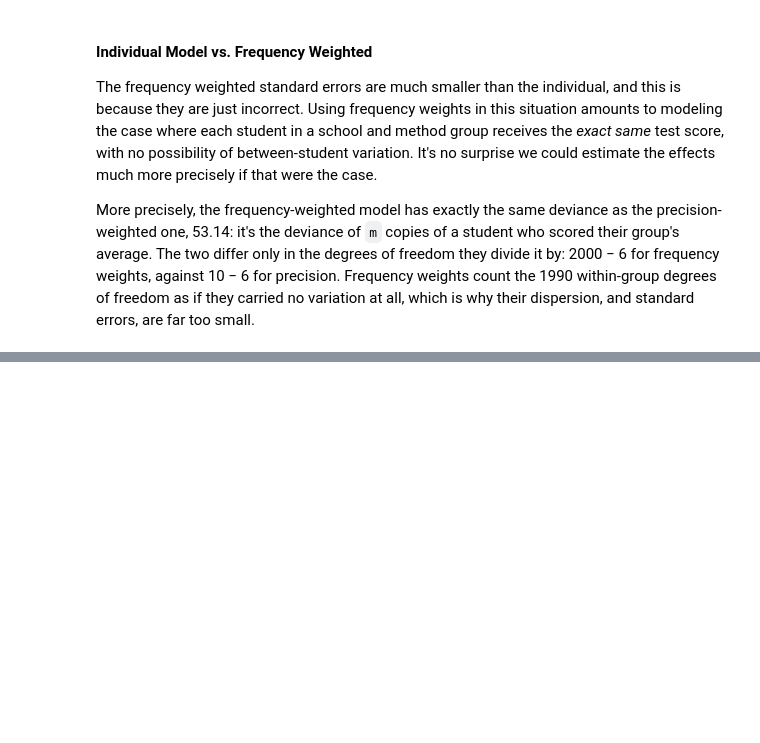
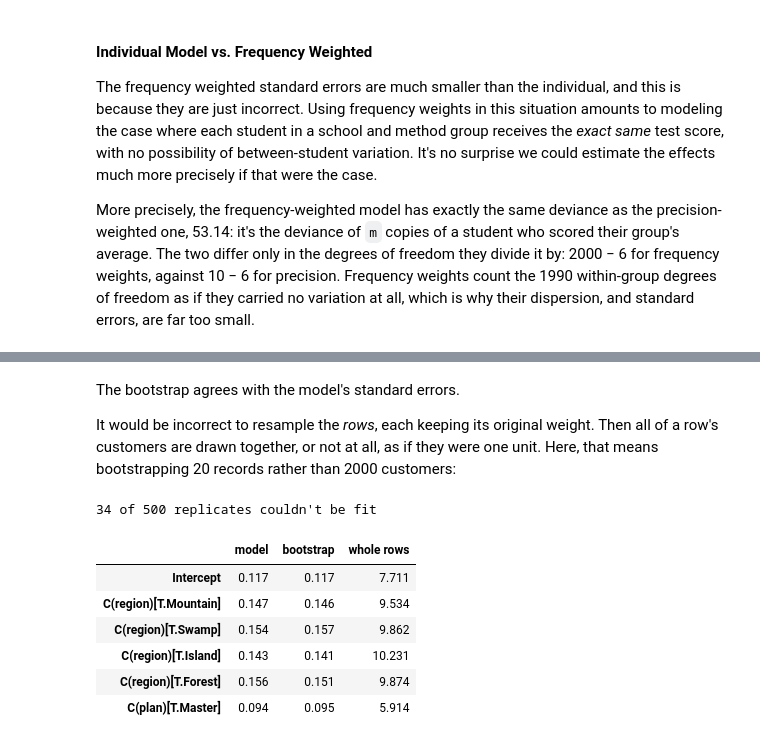
Before and after one commit to madrury/py-glm, a Jupyter notebook: examples/04-weights.ipynb, the cells around one changed output, grey strips where cells are left out. Drawn from its saved outputs; the diff is of its cells as text; code cells hidden in the pictures; blank space fills up the shorter version.

```diff
--- a/examples/04-weights.ipynb
+++ b/examples/04-weights.ipynb
@@ -328,0 +353,14 @@ More precisely, the frequency-weighted model has exactly the same deviance as th
+# %%
+np.random.seed(7)
+customer_weights = customers_compressed["size"].to_numpy(float)
+replicates = Simulation(frequency).non_parametric_bootstrap(
+    customers_compressed, n_sim=500, frequency_weights=customer_weights
+)
+bootstrap_errors = pd.DataFrame(
+    {
+        "model": frequency.coef_standard_error_,
+        "bootstrap": coefficient_table(replicates).std().to_numpy(),
+    },
+    index=frequency.X_names,
+)
+bootstrap_errors.round(3)
@@ -328,0 +375,33 @@ More precisely, the frequency-weighted model has exactly the same deviance as th
+# %% [markdown]
+The bootstrap agrees with the model's standard errors.
+
+It would be incorrect to resample the *rows*, each keeping its original weight. Then all of a row's customers are drawn together, or not at all, as if they were one unit. Here, that means bootstrapping 20 records rather than 2000 customers:
+# %%
+rng = np.random.default_rng(8)
+whole_row_coefficients, failures = [], 0
+for _ in range(500):
+    rows = rng.integers(0, len(customers_compressed), size=len(customers_compressed))
+    try:
+        # Some replicates separate completely, overflowing on the way to
+        # failing: silence numpy's warnings about it.
+        with np.errstate(all="ignore"):
+            model = GLM(Bernoulli()).fit(
+                customers_compressed.iloc[rows],
+                formula="y ~ C(region) + C(plan)",
+                frequency_weights=customer_weights[rows],
+            )
+        whole_row_coefficients.append(model.coef_)
+    except ValueError:
+        failures += 1
+bootstrap_errors["whole rows"] = np.std(whole_row_coefficients, axis=0, ddof=1)
+print(f"{failures} of 500 replicates couldn't be fit")
+bootstrap_errors.round(3)
+# %% [output]
+34 of 500 replicates couldn't be fit
+|  | model | bootstrap | whole rows |
+| Intercept | 0.117 | 0.117 | 7.711 |
+| C(region)[T.Mountain] | 0.147 | 0.146 | 9.534 |
+| C(region)[T.Swamp] | 0.154 | 0.157 | 9.862 |
+| C(region)[T.Island] | 0.143 | 0.141 | 10.231 |
+| C(region)[T.Forest] | 0.156 | 0.151 | 9.874 |
+| C(plan)[T.Master] | 0.094 | 0.095 | 5.914 |
```
Also changed, not shown: parts of 11 cells of this notebook.
